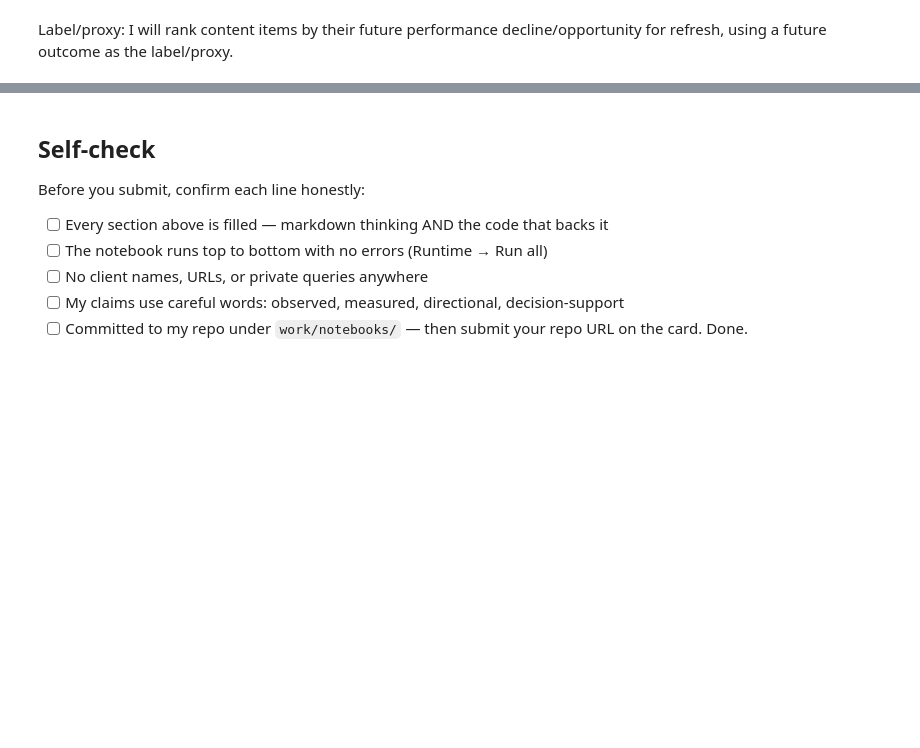
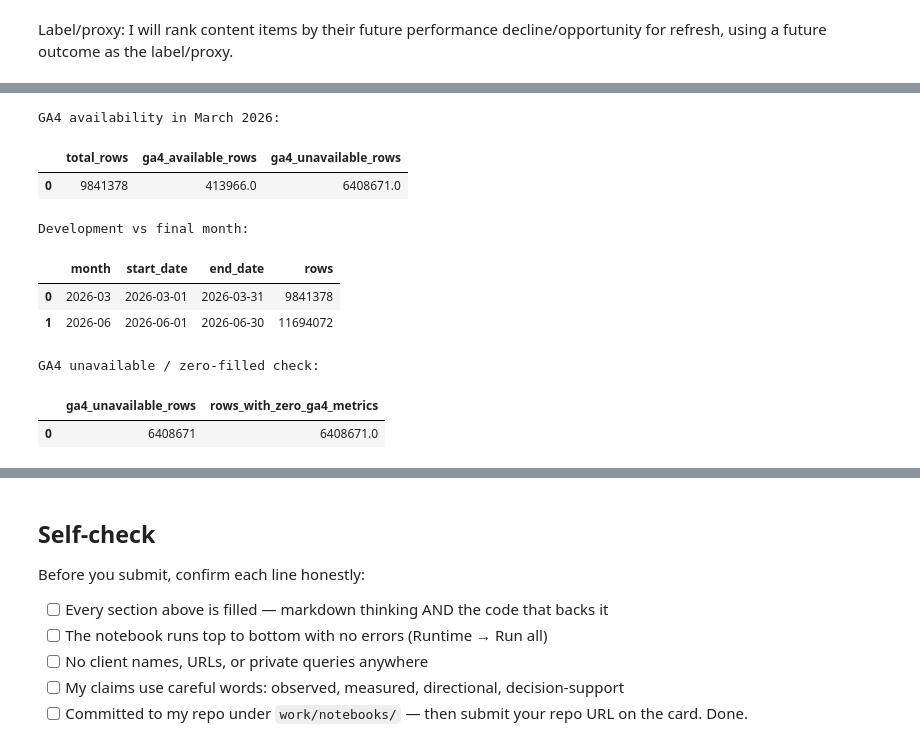
Before and after one commit to aleezafatima-21/Aleeza-flyrank-ml-internship, a Jupyter notebook: work/notebooks/w03_data_contract.ipynb, the cells around one changed output, grey strips where cells are left out. Cells and saved outputs as stored; diff of their text form; code cells hidden in the pictures; blank space fills up the shorter version.

```diff
--- a/work/notebooks/w03_data_contract.ipynb
+++ b/work/notebooks/w03_data_contract.ipynb
@@ -227,0 +472,77 @@ Label/proxy: I will rank content items by their future performance decline/oppor
+# %%
+# Verify the main data limitations used in the contract
+
+# 1. Check GA4 availability in the March development month
+ga4_check = con.execute("""
+    SELECT
+        COUNT(*) AS total_rows,
+        SUM(CASE WHEN ga4_data_available THEN 1 ELSE 0 END) AS ga4_available_rows,
+        SUM(CASE WHEN NOT ga4_data_available THEN 1 ELSE 0 END) AS ga4_unavailable_rows
+    FROM read_parquet(
+        'hf://datasets/FlyRank/internship-warehouse/fact_content_daily_performance/month=2026-03/*.parquet'
+    )
+""").df()
+
+print("GA4 availability in March 2026:")
+display(ga4_check)
+
+
+# 2. Check the development and final months separately
+month_check = con.execute("""
+    SELECT
+        '2026-03' AS month,
+        MIN(report_date) AS start_date,
+        MAX(report_date) AS end_date,
+        COUNT(*) AS rows
+    FROM read_parquet(
+        'hf://datasets/FlyRank/internship-warehouse/fact_content_daily_performance/month=2026-03/*.parquet'
+    )
+
+    UNION ALL
+
+    SELECT
+        '2026-06' AS month,
+        MIN(report_date) AS start_date,
+        MAX(report_date) AS end_date,
+        COUNT(*) AS rows
+    FROM read_parquet(
+        'hf://datasets/FlyRank/internship-warehouse/fact_content_daily_performance/month=2026-06/*.parquet'
+    )
+""").df()
+
+print("\nDevelopment vs final month:")
+display(month_check)
+
+
+# 3. Check whether GA4-unavailable rows contain zero-filled GA4 values
+zero_fill_check = con.execute("""
+    SELECT
+        COUNT(*) AS ga4_unavailable_rows,
+        SUM(
+            CASE
+                WHEN ga4_pageviews = 0
+                 AND ga4_sessions = 0
+                 AND ga4_users = 0
+                 AND ga4_engaged_sessions = 0
+                THEN 1 ELSE 0
+            END
+        ) AS rows_with_zero_ga4_metrics
+    FROM read_parquet(
+        'hf://datasets/FlyRank/internship-warehouse/fact_content_daily_performance/month=2026-03/*.parquet'
+    )
+    WHERE ga4_data_available = FALSE
+""").df()
+
+print("\nGA4 unavailable / zero-filled check:")
+display(zero_fill_check)
+# %% [output]
+GA4 availability in March 2026:
+|  | total_rows | ga4_available_rows | ga4_unavailable_rows |
+| 0 | 9841378 | 413966.0 | 6408671.0 |
+Development vs final month:
+|  | month | start_date | end_date | rows |
+| 0 | 2026-03 | 2026-03-01 | 2026-03-31 | 9841378 |
+| 1 | 2026-06 | 2026-06-01 | 2026-06-30 | 11694072 |
+GA4 unavailable / zero-filled check:
+|  | ga4_unavailable_rows | rows_with_zero_ga4_metrics |
+| 0 | 6408671 | 6408671.0 |
```
Also changed, not shown: parts of 13 cells of this notebook.
